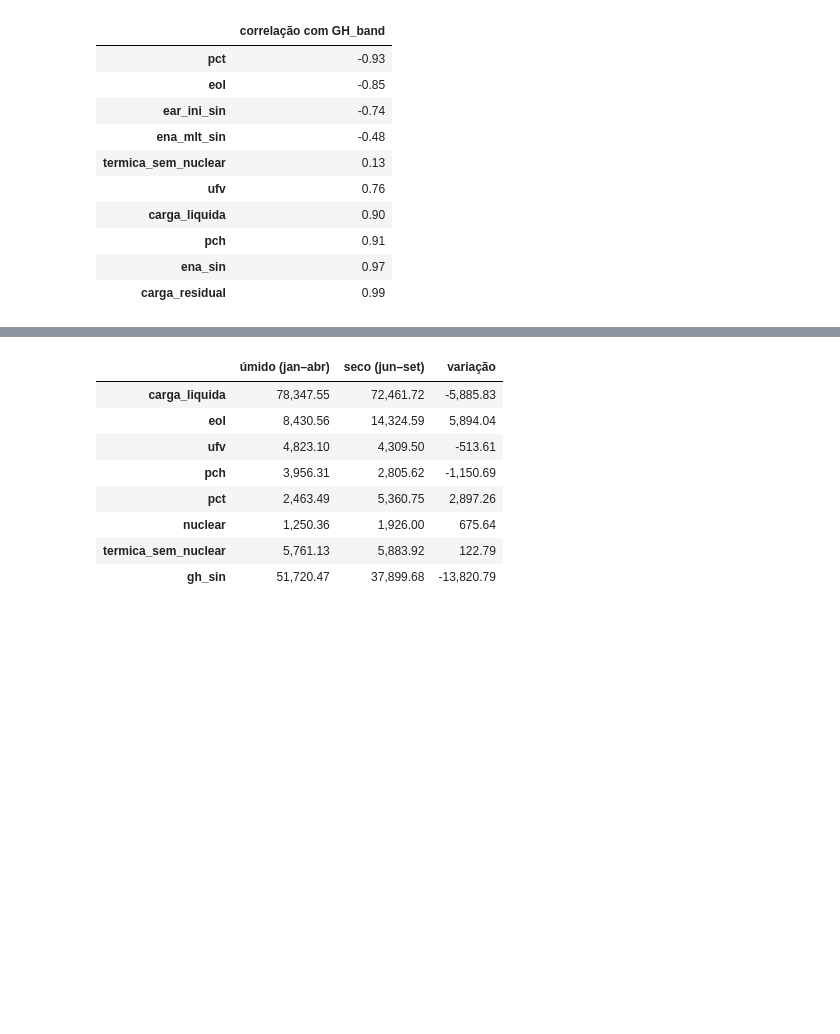
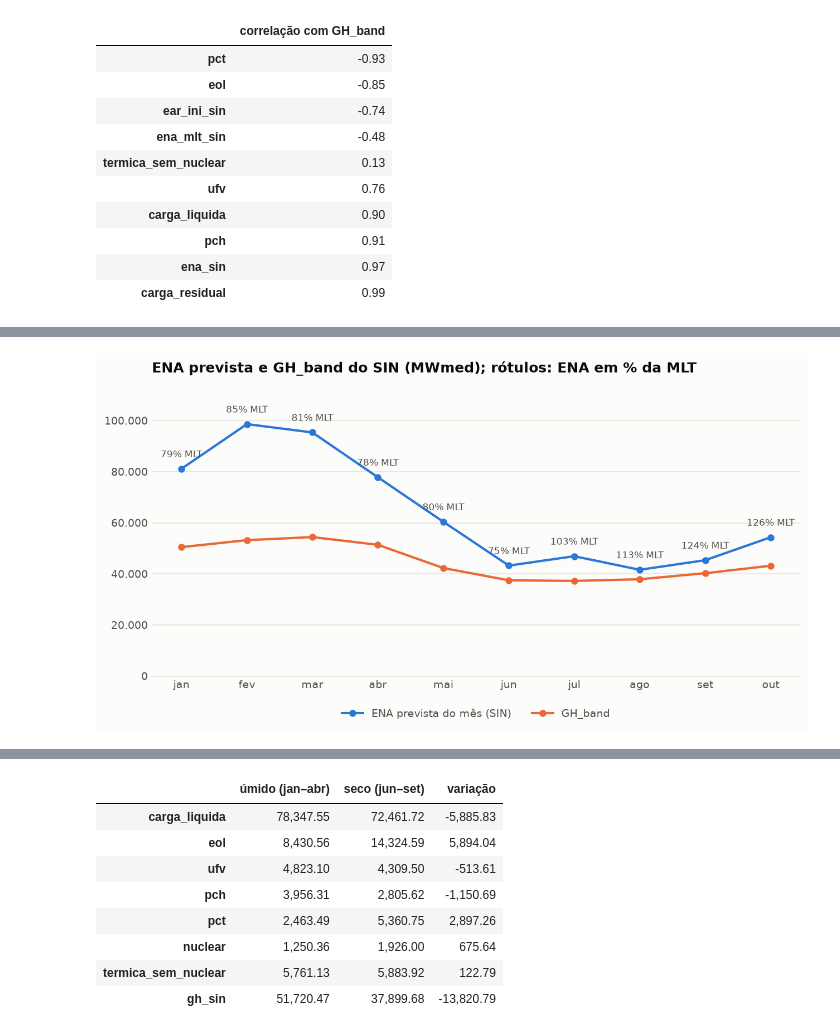
Before and after one commit to pimenta-arthur/forecast-bandeiras-analytics, a Jupyter notebook: notebooks/01_eda.ipynb, the cells around one changed output, grey strips where cells are left out. Drawn from its saved outputs; the diff is of its cells as text; code cells hidden in the pictures; blank space fills up the shorter version.

```diff
--- a/notebooks/01_eda.ipynb
+++ b/notebooks/01_eda.ipynb
@@ -109,0 +116,4 @@ base[cols + ["gh_band"]].corr()["gh_band"].drop("gh_band").sort_values().to_fram
+# %%
+display(Image(graficos.gh_vs_ena(base)))
+# %% [output]
+[figure, added]
```
Also changed, not shown: parts of 13 cells of this notebook, 19 other files.
